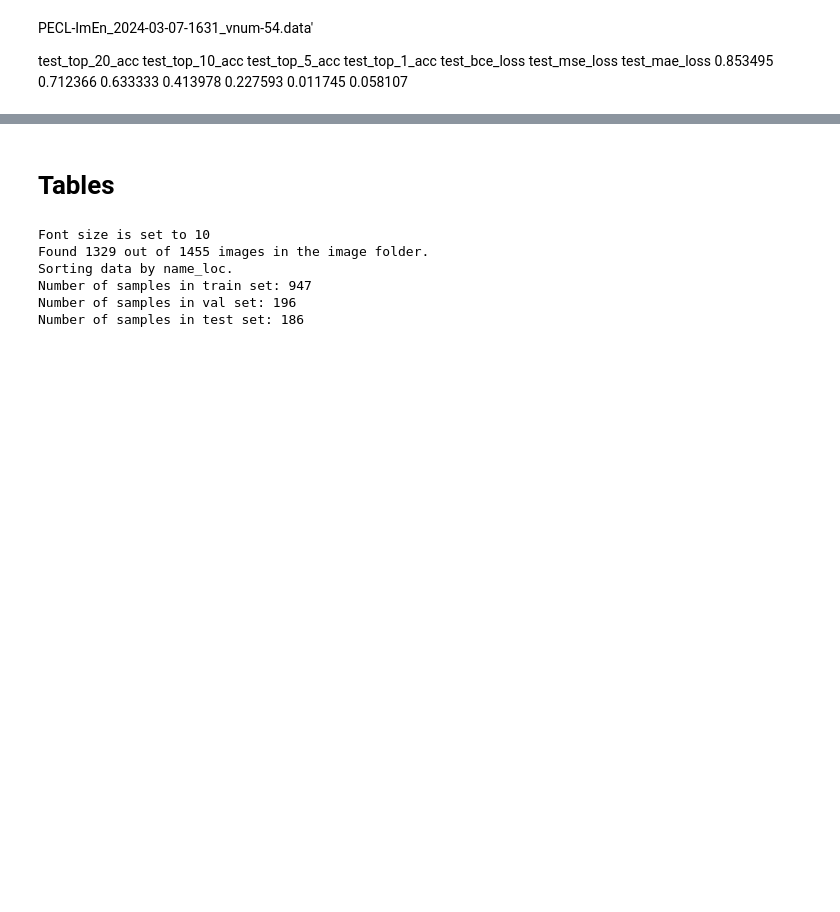
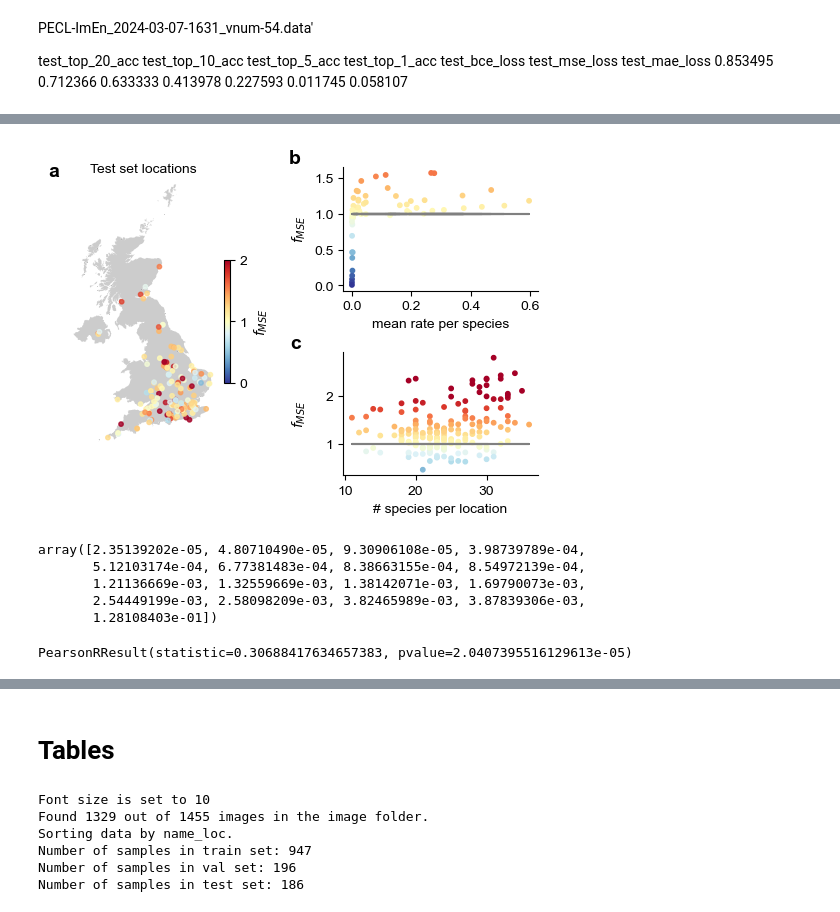
Before and after one commit to vdplasthijs/PECL, a Jupyter notebook: notebooks/try-out/Results figs and tables.ipynb, the cells around one changed output, grey strips where cells are left out. Saved outputs shown, nothing was run; the diff lists cells and outputs as text; code cells hidden in the pictures; blank space fills up the shorter version.

```diff
--- a/notebooks/try-out/Results figs and tables.ipynb
+++ b/notebooks/try-out/Results figs and tables.ipynb
@@ -91,0 +191,69 @@ all_labels.shape, all_im_encs.shape, all_preds.shape
+# %%
+# fig, ax = plt.subplots(1, 3, figsize=(12, 3))
+fig, ax = plt.subplot_mosaic([['map', 'species'], ['map', 'location']], figsize=(6, 4),
+                             gridspec_kw={'wspace': 0.5, 'hspace': 0.5, 'width_ratios': [1, 1.1]})
+
+ax_map = ax['map']
+ax_species = ax['species']
+ax_location = ax['location']
+
+label_mse = r"$f_{MSE}$"
+
+path_map = '/Users/t.vanderplas/data/GBR_adm/GBR_adm0.shp'
+gdf_uk = gpd.read_file(path_map)
+gdf_uk.plot(ax=ax_map, color='k', alpha=0.2)
+gdf.crs = gdf_uk.crs
+gdf.plot(ax=ax_map, column='factor_mse_improvement',
+         cmap='RdYlBu_r', vmin=0, vmax=2,
+        legend_kwds={'label': label_mse, 'ticks': [0, 1, 2],
+                     'shrink': 0.4, 'location': 'right'},
+         legend=True, markersize=10,
+         alpha=0.8)
+
+ax_map.set_xlim([-8.2, 2])
+ax_map.set_ylim([49, 61])
+rfv.naked(ax_map)
+# ax_map.set_xlabel('Longitude')
+# ax_map.set_ylabel('Latitude')
+ax_map.set_title('Test set locations')
+
+ax_location.plot(n_species_per_location, np.ones_like(n_species_per_location), c='grey')
+factor_loc = mse_per_location_mr / mse_per_location_mean
+cmap_loc = plt.get_cmap('RdYlBu_r')
+ax_location.scatter(n_species_per_location, factor_loc,  label='model', s=10,
+                    c=factor_loc, cmap=cmap_loc, vmax=2, vmin=0)
+# ax_location.scatter(n_species_per_location,   label='model', s=10)
+ax_location.set_xlabel('# species per location')
+ax_location.set_ylabel(label_mse)
+
+ax_species.plot(mean_rates, np.ones_like(mean_rates), c='grey')
+factor_species = mse_per_species_mr / mse_per_species_mean
+ax_species.scatter(mean_rates, factor_species,
+                   label='model', s=10,
+                   c=factor_species, cmap=cmap_loc, vmax=2, vmin=0)
+ax_species.set_xlabel('mean rate per species')
+ax_species.set_ylabel(label_mse)
+
+rfv.despine(ax_species)
+rfv.despine(ax_location)
+rfv.add_panel_label(ax_map, label_letter='a', fontsize=14, x_offset=0.15)
+rfv.add_panel_label(ax_species, label_letter='b', fontsize=14)
+rfv.add_panel_label(ax_location, label_letter='c', fontsize=14)
+fig.align_ylabels([ax_species, ax_location])
+
+plt.savefig(os.path.join(path_dict_pecl['repo'], 'figures/mse_improvement_factor.pdf'), bbox_inches='tight')
+# %% [output]
+[figure, added]
+# %%
+np.sort(mean_rates[factor_species < 0.98])
+# %% [output]
+array([2.35139202e-05, 4.80710490e-05, 9.30906108e-05, 3.98739789e-04,
+       5.12103174e-04, 6.77381483e-04, 8.38663155e-04, 8.54972139e-04,
+       1.21136669e-03, 1.32559669e-03, 1.38142071e-03, 1.69790073e-03,
+       2.54449199e-03, 2.58098209e-03, 3.82465989e-03, 3.87839306e-03,
+       1.28108403e-01])
+# %%
+import scipy.stats
+scipy.stats.pearsonr(n_species_per_location, factor_loc)
+# %% [output]
+PearsonRResult(statistic=0.30688417634657383, pvalue=2.0407395516129613e-05)
```
Also changed, not shown: parts of 8 cells of this notebook, 2 other files.
